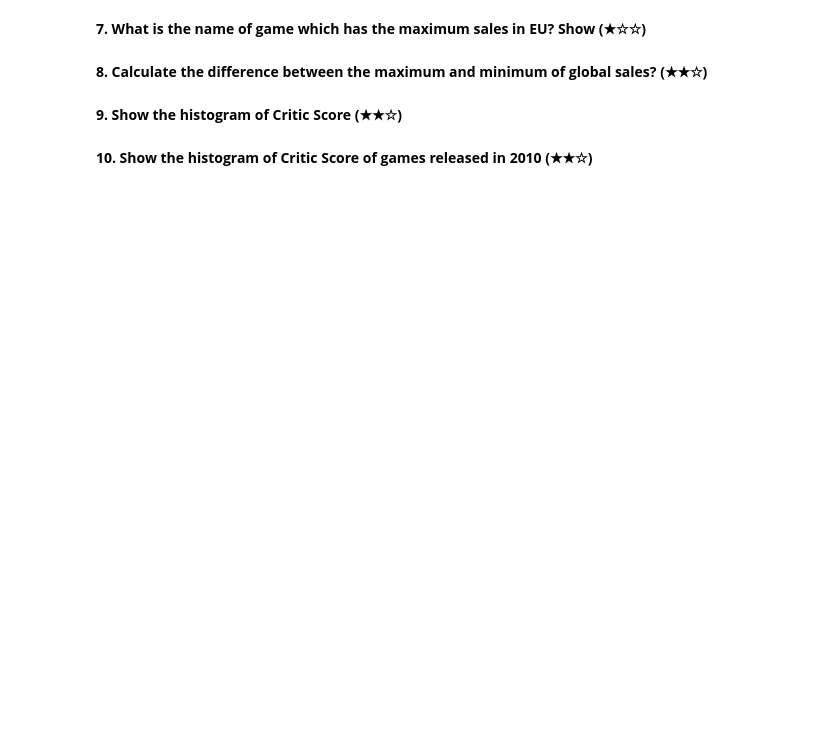
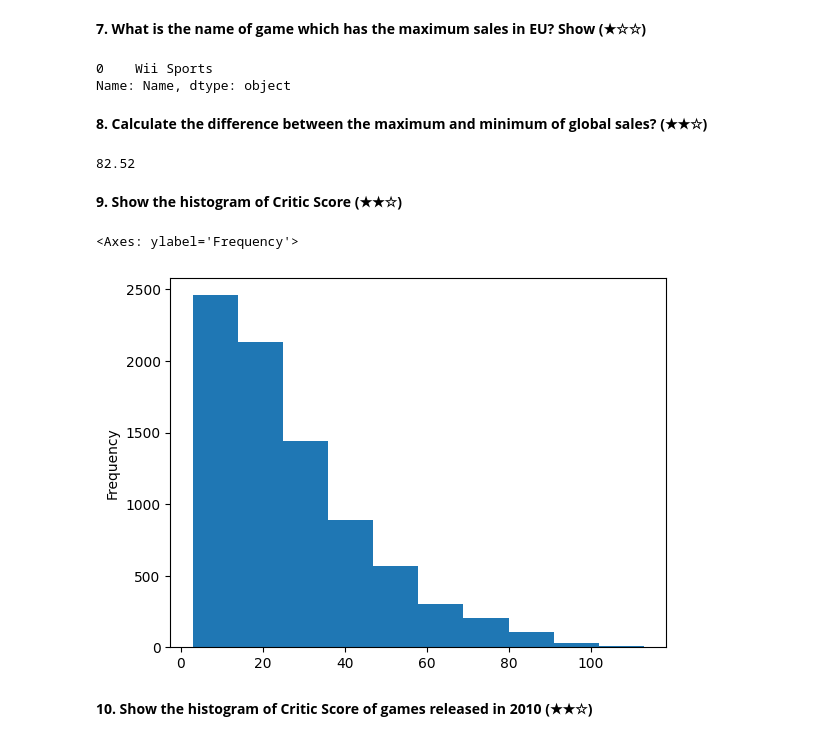
Before and after one commit to daniilpopoff/task3, a Jupyter notebook: Task3_Numpy_Pandas.ipynb, the cells around one changed output. Drawn from its saved outputs; the diff is of its cells as text; code cells hidden in the pictures; blank space fills up the shorter version.

```diff
--- a/Task3_Numpy_Pandas.ipynb
+++ b/Task3_Numpy_Pandas.ipynb
@@ -355,14 +509,38 @@ Fields include
 **7. What is the name of game which has the maximum sales in EU? Show (★☆☆)**
 # %%
 # What is the name of game which has the maximum sales in EU? Show
+df  = pd.read_csv('./video_games_sales.csv')
+
+max_sale = df['EU_Sales'].max()
+
+print( df[df['EU_Sales'] == max_sale]['Name'] )
+# %% [output]
+0    Wii Sports
+Name: Name, dtype: object
 # %% [markdown]
 **8. Calculate the difference between the maximum and minimum of global sales? (★★☆)**
 # %%
 # Calculate the difference between the maximum and minimum of global sales?
+df  = pd.read_csv('./video_games_sales.csv')
+
+max_global_sale = df['Global_Sales'].max()
+min_global_sale = df['Global_Sales'].min()
+
+#print( df[df['EU_Sales'] == max_sale]['Name'] )
+
+print( abs(max_global_sale - min_global_sale) )
+# %% [output]
+82.52
 # %% [markdown]
 **9. Show the histogram of Critic Score  (★★☆)**
 # %%
 # Show the histogram of Critic Score
+df  = pd.read_csv('./video_games_sales.csv')
+
+df['Critic_Count'].plot.hist()
+# %% [output]
+<Axes: ylabel='Frequency'>
+[figure, added]
 # %% [markdown]
 **10. Show the histogram of Critic Score of games released in 2010 (★★☆)**
 # %%
```
Also changed, not shown: parts of 21 cells of this notebook.
